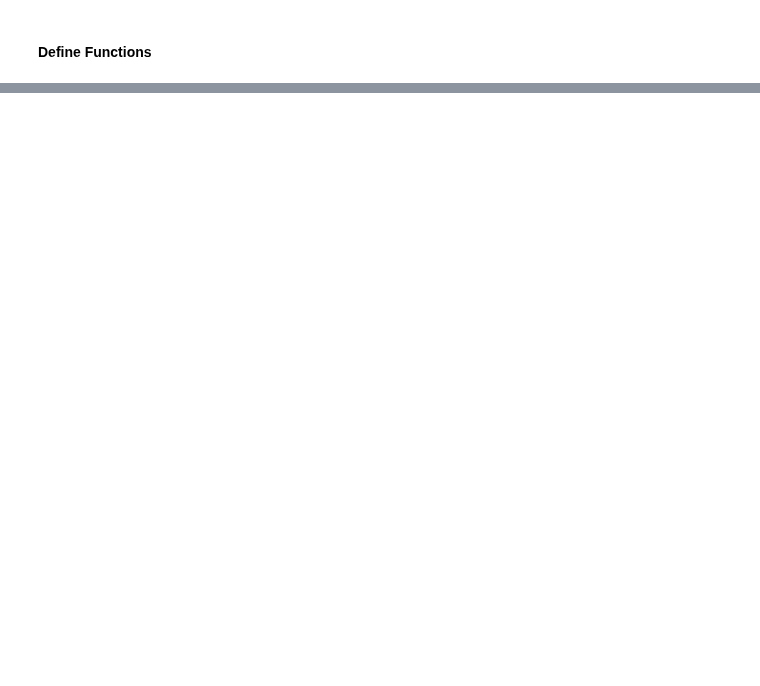
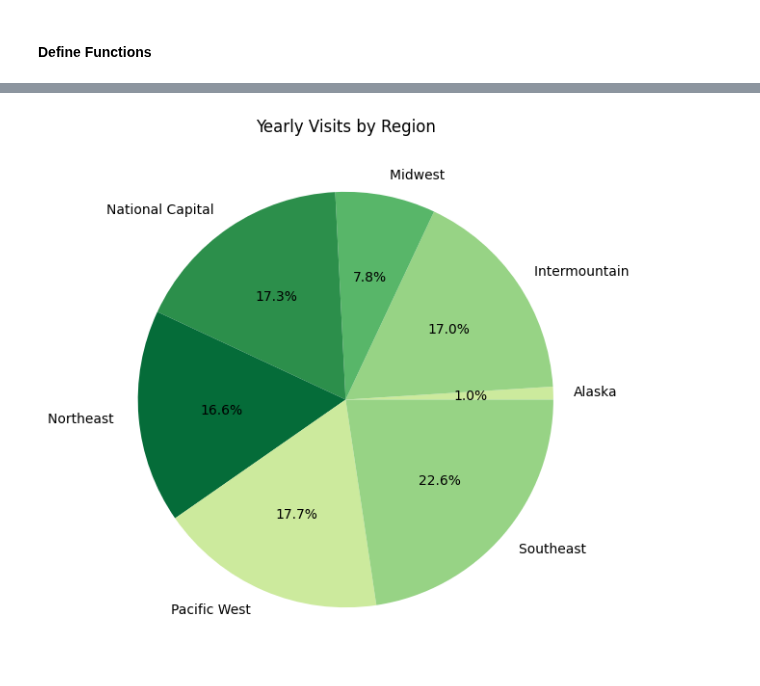
Before and after one commit to nblakkanesser/MADS_Capstone, a Jupyter notebook: 05_nps_analysis/08_nps_analysis.ipynb, the cells around one changed output, grey strips where cells are left out. Drawn from its saved outputs; the diff is of its cells as text; code cells hidden in the pictures; blank space fills up the shorter version.

```diff
--- a/05_nps_analysis/08_nps_analysis.ipynb
+++ b/05_nps_analysis/08_nps_analysis.ipynb
@@ -72,0 +99,12 @@ plt.show()
+# %%
+df = nps_df[['Region','RecreationVisits']]
+df = df.groupby(['Region']).sum().reset_index()
+df.to_csv(yearly, index=False)
+
+colors = sns.color_palette('YlGn')[1:8]
+plt.figure(figsize=(10, 7))
+plt.pie(df['RecreationVisits'], labels=df['Region'], colors=colors, autopct='%1.1f%%')
+plt.title('Yearly Visits by Region')
+plt.show()
+# %% [output]
+[figure, added]
```
Also changed, not shown: parts of 9 cells of this notebook, 2 other files.
